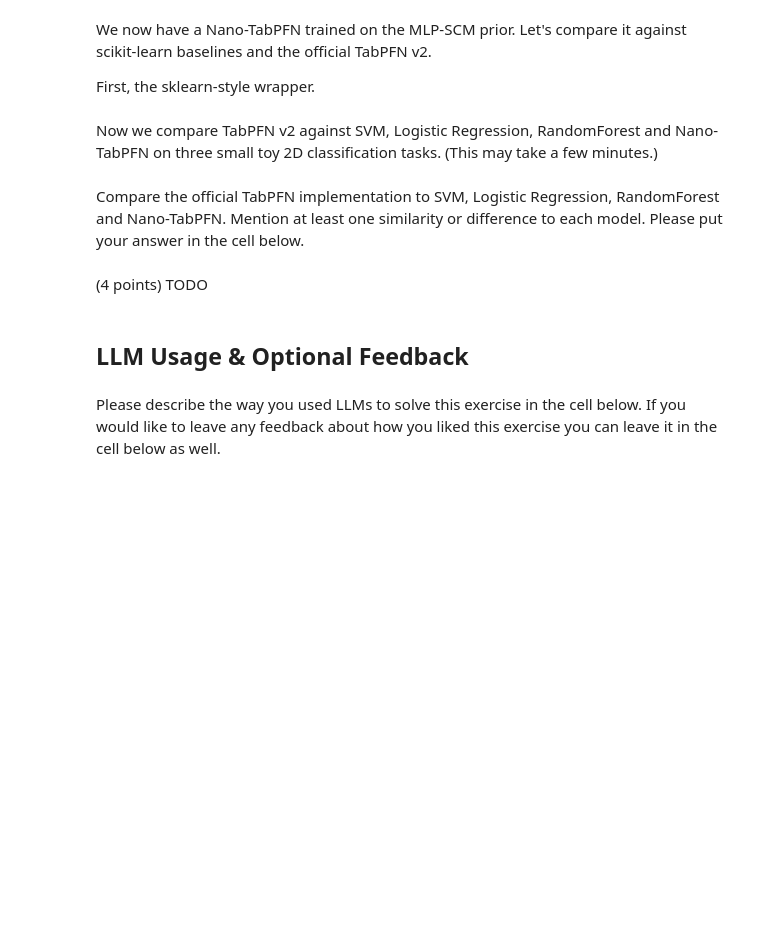
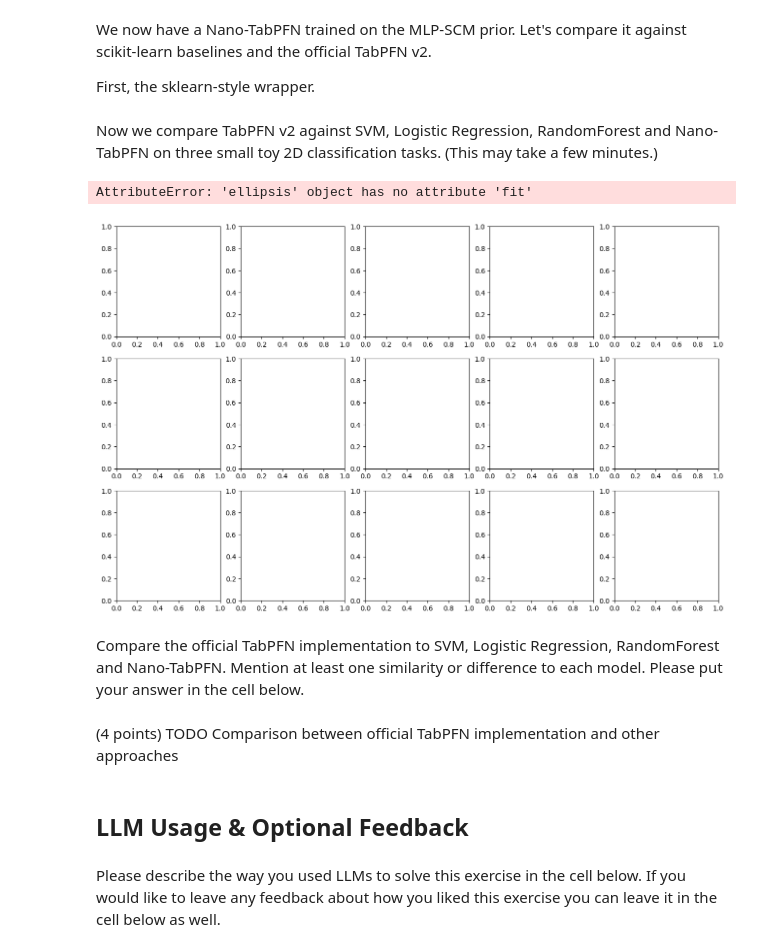
Before and after one commit to praffulr/DLlab_Ex2_TabPFN, a Jupyter notebook: nano-tabpfn-exercise-v2.ipynb, the cells around one changed output. Saved outputs shown, nothing was run; the diff lists cells and outputs as text; code cells hidden in the pictures; blank space fills up the shorter version.

```diff
--- a/nano-tabpfn-exercise-v2.ipynb
+++ b/nano-tabpfn-exercise-v2.ipynb
@@ -733,7 +780,9 @@ def zscale(x: torch.Tensor, clip: float = 100.) -> torch.Tensor:
     Returns:
         (Tensor) same shape as `x`
     """
-    return ((x - x.mean()) / x.std().clamp(min=1e-6))
+    #BUG SPOT - 5: Standardize each column separately, not together
+    # return ((x - x.mean()) / x.std().clamp(min=1e-6))
+    return ((x - x.mean(dim=0)) / x.std(dim=0).clamp(min=-clip, max=clip))
 # %%
 def permute_classes(y: torch.Tensor) -> torch.Tensor:
     """Randomly relabel classes so the model can't rely on label ordering."""
@@ -764,8 +813,11 @@ def assign_classes(y: torch.Tensor, nc: int) -> torch.Tensor:
     # ----- TODO -----
     # 1. Sample nc-1 thresholds `b`, picking with prob 0.5 from y itself, else from N(0,1).
     # 2. For each y_i count how many of the thresholds in b are strictly less than y_i.
-    raise NotImplementedError
-    b = ...
+    r = random.random() #Value in range of [0,1)
+    if r > 0.5:
+        b = np.random.choice(y, size=nc-1) #Sampling with replacement by default
+    else:
+        b = torch.distributions.Normal(0, 1).sample((nc-1,))
     # ----------------
     c = (y.unsqueeze(-1) > b.unsqueeze(0)).sum(1)
     if random.random() > .2: c = permute_classes(c)
@@ -841,7 +895,9 @@ def valid_split(y: torch.Tensor, ts: int) -> bool:
     """
     if ts <= 0 or ts >= len(y): return False
     tr, te = set(y[:ts].unique().tolist()), set(y[ts:].unique().tolist())
-    return tr.issubset(te) and len(tr) >= 2
+    #BUG SPOT 7: sets tr ans te should be exactly equal
+    # return tr.issubset(te) and len(tr) >= 2
+    return tr == te and len(tr) >= 2
 # %% [markdown]
 ### 4.6  The `MLPPrior` class and its DataLoader wrapper
 # %% [markdown]
@@ -997,7 +1055,7 @@ class NanoTabPFNClassifier:
         """ Calls predict_proba and picks the most-probable class for each datapoint. """
         predicted_probabilities = self.predict_proba(X_test)
         # ----- TODO -----
-        raise NotImplementedError
+        return np.argmax(predicted_probabilities, axis=-1)   #RECHECK
         # ----------------
 
     def predict_proba(self, X_test):
@@ -1014,9 +1072,8 @@ class NanoTabPFNClassifier:
             # ----- TODO -----
             # Our pretrained classifier may support more classes than the current problem;
             # only keep the first self.num_classes logits, then softmax over them.
-            raise NotImplementedError
-            out = ...
-            probabilities = ...
+            out = out[:, :, :self.num_classes]
+            probabilities = torch.softmax(dim=-1)
             # ----------------
             return probabilities.to('cpu').numpy()
 # %% [markdown]
@@ -1046,45 +1103,48 @@ datasets = {
 
 models = {
     # ----- TODO -----
-    raise NotImplementedError
     "SVM": ...,
     "Logistic Regression": ...,
     "RandomForest": ...,
     # ----------------
     "Nano-TabPFN": NanoTabPFNClassifier(model.to('cpu'), device='cpu'),
     "TabPFN v2": TabPFNClassifier(device='cpu'),
 }
 
 def plot_decision_boundary(ax, clf, X, y, title):
     x_min, x_max = X[:, 0].min() - 1, X[:, 0].max() + 1
     y_min, y_max = X[:, 1].min() - 1, X[:, 1].max() + 1
     xx, yy = np.meshgrid(np.linspace(x_min, x_max, 300),
                          np.linspace(y_min, y_max, 300))
     Z = clf.predict(np.c_[xx.ravel(), yy.ravel()])
     Z = Z.reshape(xx.shape)
     ax.contourf(xx, yy, Z, cmap=plt.cm.coolwarm, alpha=0.8)
     ax.scatter(X[:, 0], X[:, 1], c=y, cmap=plt.cm.coolwarm, edgecolors='k')
     ax.set_title(title); ax.set_xticks(()); ax.set_yticks(())
 
 fig, axes = plt.subplots(len(datasets), len(models), figsize=(16, 10))
 for row_idx, (ds_name, (X, y)) in tqdm(enumerate(datasets.items())):
     X = StandardScaler().fit_transform(X)
     X_train, X_test, y_train, y_test = train_test_split(X, y, test_size=0.3, random_state=42)
     for col_idx, (model_name, clf) in enumerate(models.items()):
         ax = axes[row_idx, col_idx]
         if model_name == "TabPFN v2":
             clf.fit(X_train.astype(np.float32), y_train)
         else:
             clf.fit(X_train, y_train)
         plot_decision_boundary(ax, clf, X, y, f"{model_name} - {ds_name}")
 
 plt.tight_layout()
 plt.show()
+# %% [output]
+AttributeError: 'ellipsis' object has no attribute 'fit'
+[figure, added]
 # %% [markdown]
 Compare the official TabPFN implementation to SVM, Logistic Regression, RandomForest and Nano-TabPFN. Mention at least one similarity or difference to each model. Please put your answer in the cell below.
 # %% [markdown]
 (4 points)
 TODO
+Comparison between official TabPFN implementation and other approaches
 # %% [markdown]
 ## LLM Usage & Optional Feedback
 # %% [markdown]
```
Also changed, not shown: parts of 13 cells of this notebook, 1 other file.
